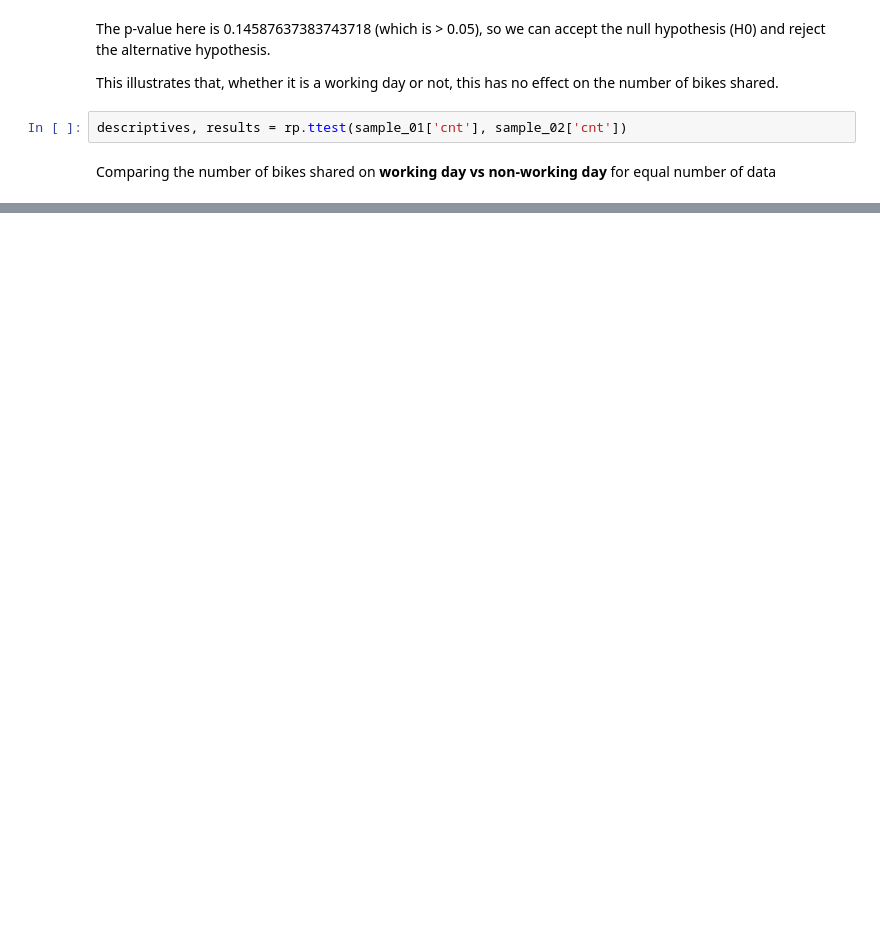
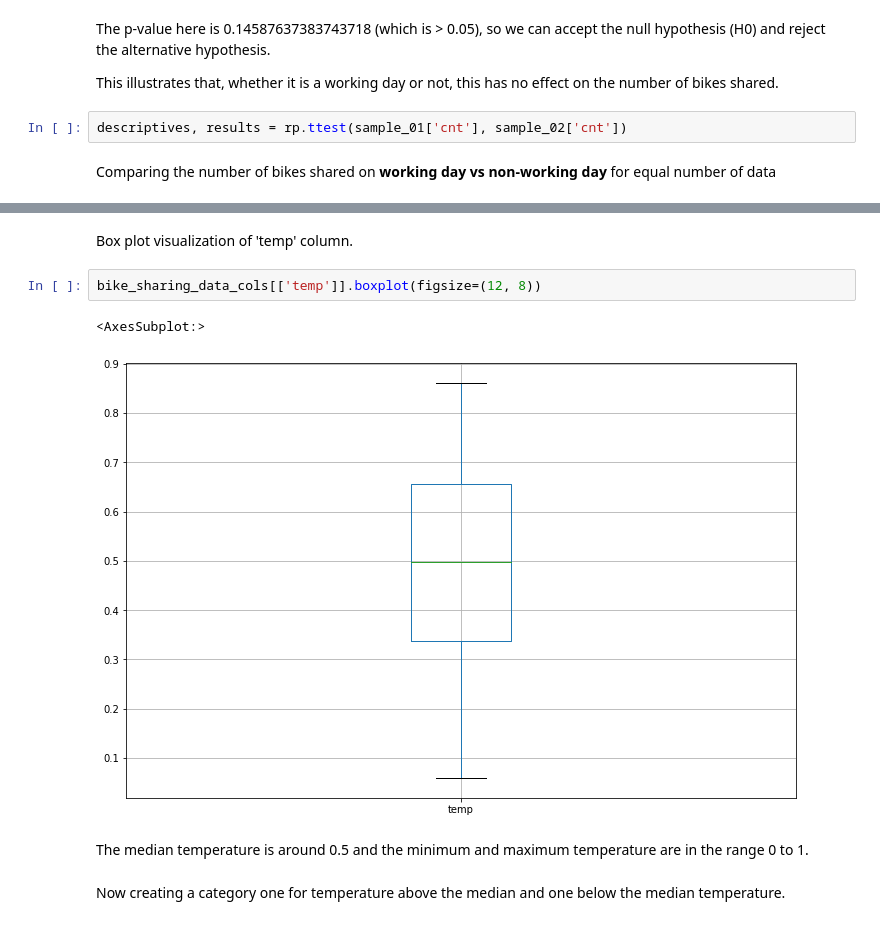
Before and after one commit to Crazz-Zaac/hypothesis-testing-python, a Jupyter notebook: T-test.ipynb, the cells around one changed output, grey strips where cells are left out. Saved outputs shown, nothing was run; the diff lists cells and outputs as text; blank space fills up the shorter version.

```diff
--- a/T-test.ipynb
+++ b/T-test.ipynb
@@ -303,0 +315,11 @@ print(results)
+# %% [markdown]
+Box plot visualization of 'temp' column.
+# %%
+bike_sharing_data_cols[['temp']].boxplot(figsize=(12, 8))
+# %% [output]
+<AxesSubplot:>
+[figure, added]
+# %% [markdown]
+The median temperature is around 0.5 and the minimum and maximum temperature are in the range 0 to 1.
+# %% [markdown]
+Now creating a category one for temperature above the median and one below the median temperature.
```
Also changed, not shown: parts of 15 cells of this notebook.
